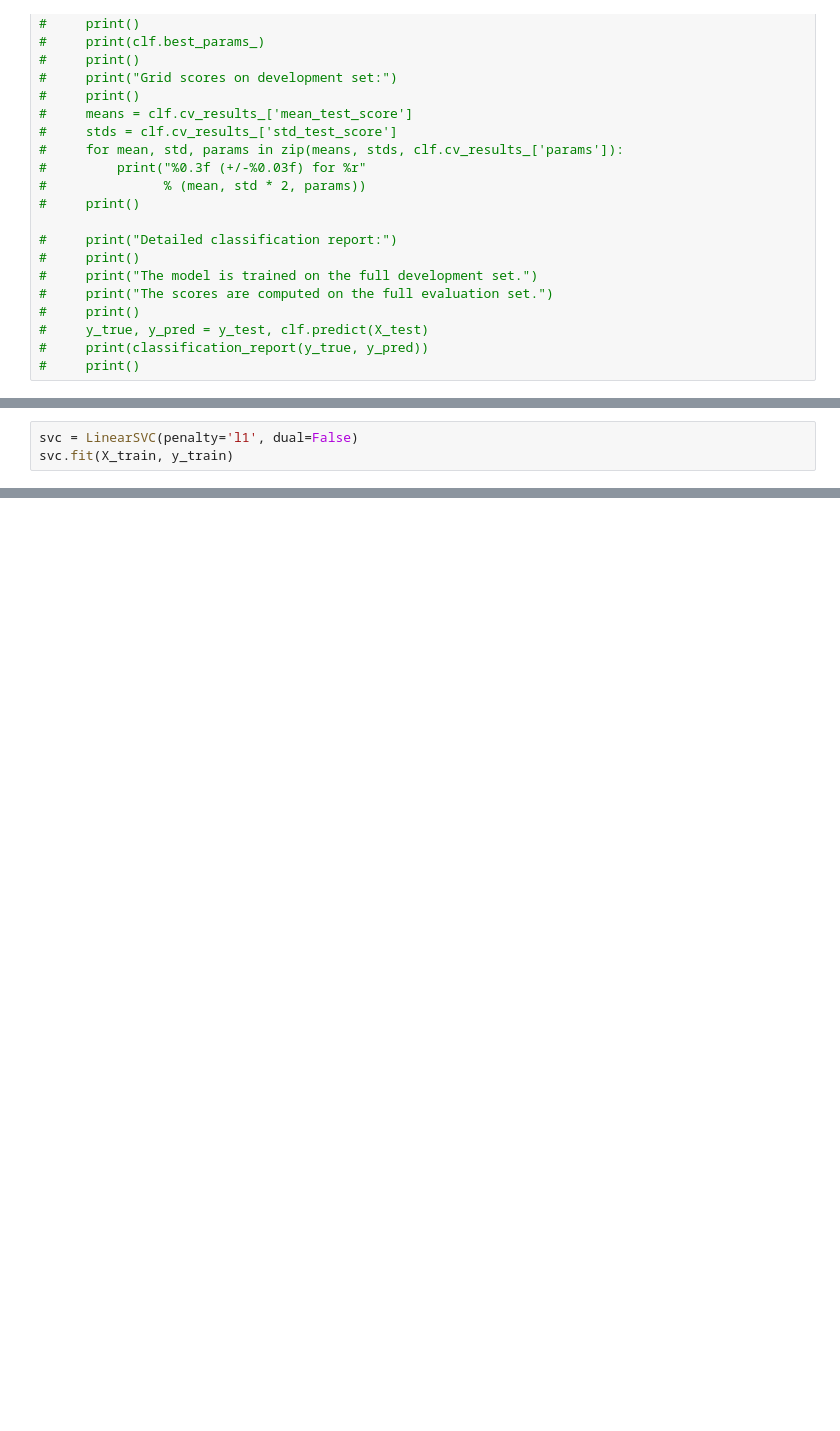
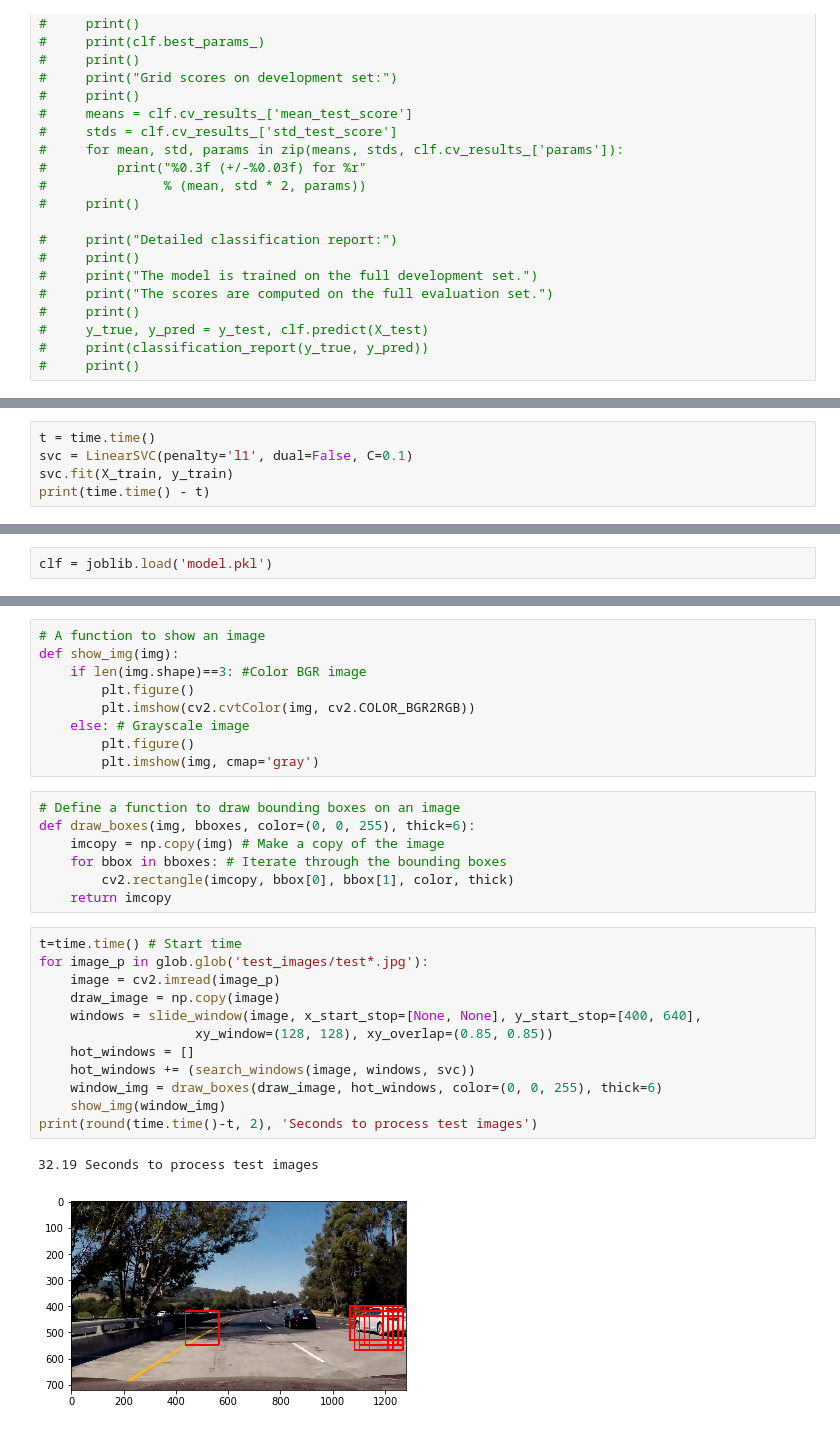
Before and after one commit to rknuffman/CarND-Vehicle-Detection, a Jupyter notebook: Exploratory.ipynb, the cells around one changed output, grey strips where cells are left out. Cells and saved outputs as stored; diff of their text form; blank space fills up the shorter version.

```diff
--- a/Exploratory.ipynb
+++ b/Exploratory.ipynb
@@ -400,4 +520,6 @@ Parameters: {'dual': False, 'loss': 'squared_hinge', 'penalty': 'l2', 'C': 0.01}
 # %%
-svc = LinearSVC(penalty='l1', dual=False)
+t = time.time()
+svc = LinearSVC(penalty='l1', dual=False, C=0.1)
 svc.fit(X_train, y_train)
+print(time.time() - t)
 # %% [output]
@@ -411,0 +536,2 @@ Test Accuracy of SVC =  0.9764
+# %%
+clf = joblib.load('model.pkl')
@@ -411,0 +673,31 @@ Test Accuracy of SVC =  0.9764
+# %%
+# A function to show an image
+def show_img(img):
+    if len(img.shape)==3: #Color BGR image
+        plt.figure()
+        plt.imshow(cv2.cvtColor(img, cv2.COLOR_BGR2RGB))
+    else: # Grayscale image
+        plt.figure()
+        plt.imshow(img, cmap='gray')
+# %%
+# Define a function to draw bounding boxes on an image
+def draw_boxes(img, bboxes, color=(0, 0, 255), thick=6):
+    imcopy = np.copy(img) # Make a copy of the image
+    for bbox in bboxes: # Iterate through the bounding boxes
+        cv2.rectangle(imcopy, bbox[0], bbox[1], color, thick)
+    return imcopy
+# %%
+t=time.time() # Start time
+for image_p in glob.glob('test_images/test*.jpg'):
+    image = cv2.imread(image_p)
+    draw_image = np.copy(image)
+    windows = slide_window(image, x_start_stop=[None, None], y_start_stop=[400, 640],
+                    xy_window=(128, 128), xy_overlap=(0.85, 0.85))
+    hot_windows = []
+    hot_windows += (search_windows(image, windows, svc))
+    window_img = draw_boxes(draw_image, hot_windows, color=(0, 0, 255), thick=6)
+    show_img(window_img)
+print(round(time.time()-t, 2), 'Seconds to process test images')
+# %% [output]
+32.19 Seconds to process test images
+[figure, added]
```
Also changed, not shown: parts of 34 cells of this notebook.
